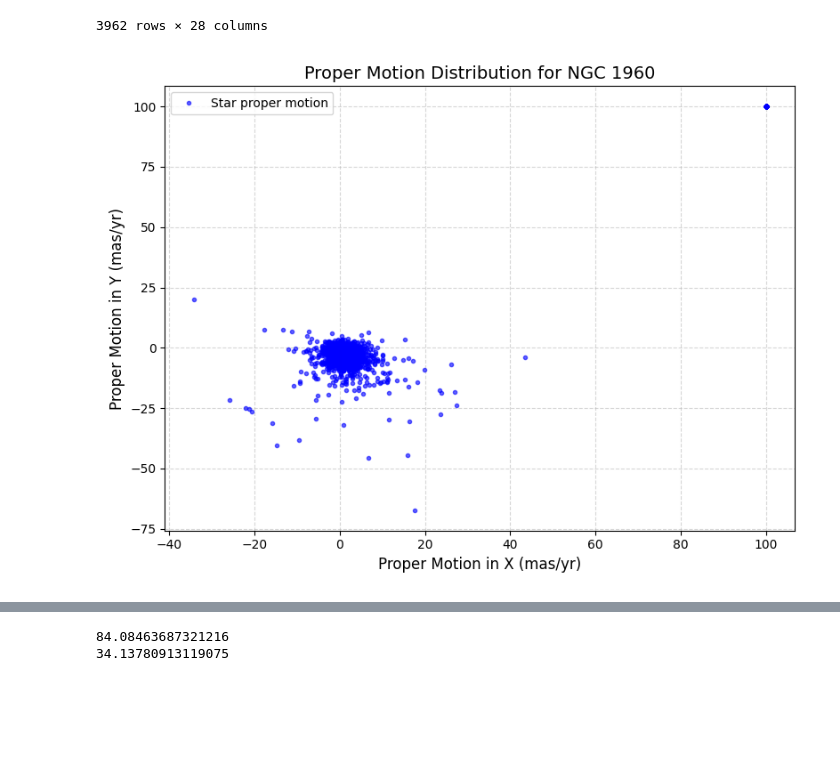
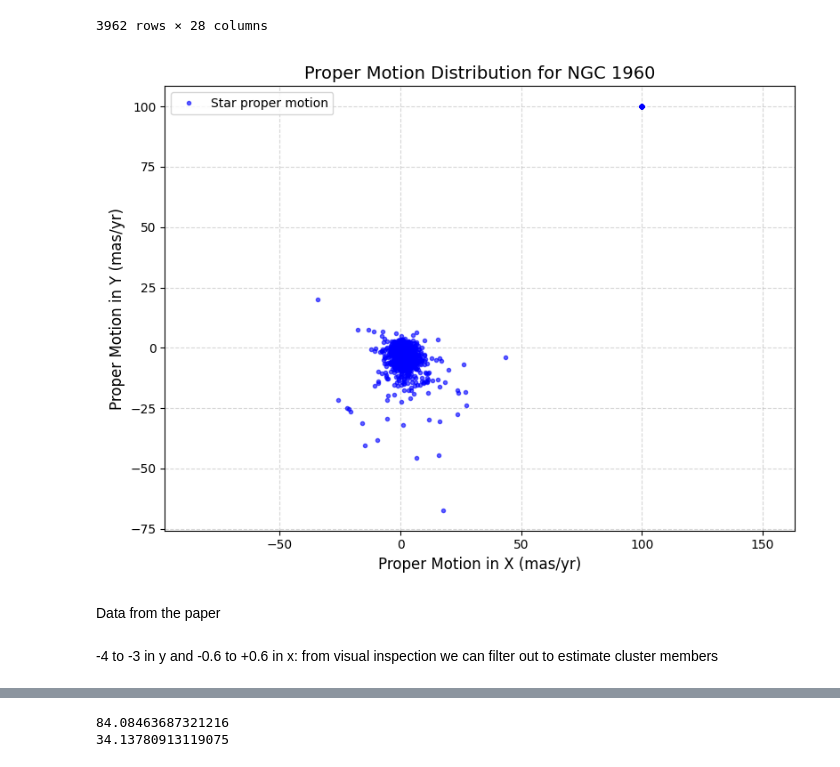
Before and after one commit to pranavkalsi/My-Projects, a Jupyter notebook: NGC_1960.ipynb, the cells around one changed output, grey strips where cells are left out. Cells and saved outputs as stored; diff of their text form; code cells hidden in the pictures; blank space fills up the shorter version.

```diff
--- a/NGC_1960.ipynb
+++ b/NGC_1960.ipynb
@@ -34,23 +34,28 @@ display(NGC_1960_data)
 # %%
 plt.figure(figsize=(8, 6))  # Optional: larger figure size
 plt.plot(
     NGC_1960_data.mu_x,
     NGC_1960_data.mu_y,
     'bo',
     markersize=3,  # smaller marker size
     alpha=0.6,     # optional: make points slightly transparent
     label='Star proper motion'
 )
 
 # Add labels and title
 plt.xlabel('Proper Motion in X (mas/yr)', fontsize=12)
 plt.ylabel('Proper Motion in Y (mas/yr)', fontsize=12)
 plt.title('Proper Motion Distribution for NGC 1960', fontsize=14)
 
+plt.axis('equal')
 # Add grid and legend
 plt.grid(True, linestyle='--', alpha=0.5)
 plt.legend()
 plt.tight_layout()
 plt.show()
 # %% [output]
-[figure, old version]
+[figure, new version]
+# %% [markdown]
+Data from the paper
+# %% [markdown]
+-4 to -3 in y and -0.6 to +0.6 in x: from visual inspection we can filter out to estimate cluster members
```
Also changed, not shown: parts of 15 cells of this notebook, 1 other file.
